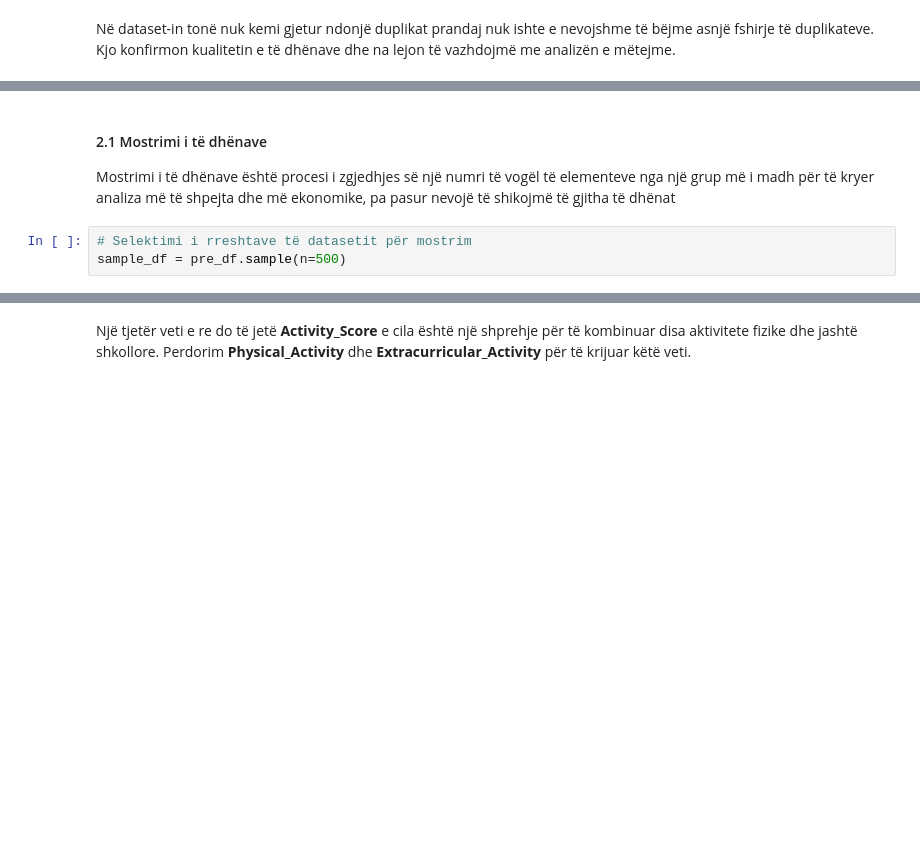
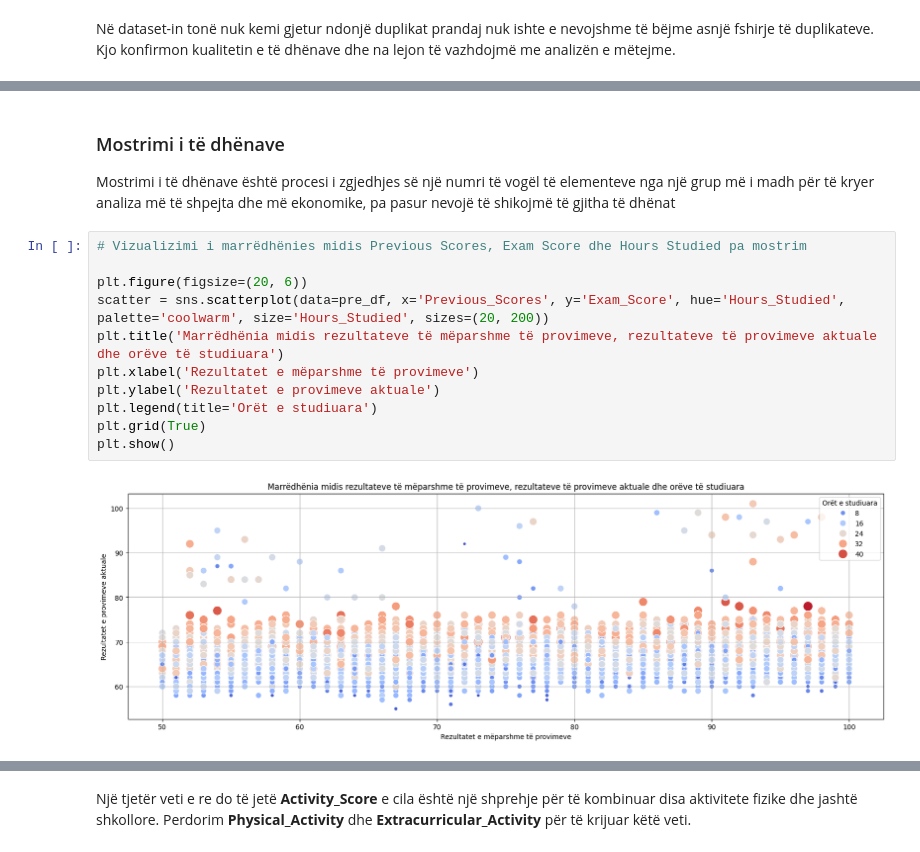
Before and after one commit to enis-halilaj/pvdh-projekti-msc, a Jupyter notebook: data-preprocessing/main.ipynb, the cells around one changed output, grey strips where cells are left out. Saved outputs shown, nothing was run; the diff lists cells and outputs as text; blank space fills up the shorter version.

```diff
--- a/data-preprocessing/main.ipynb
+++ b/data-preprocessing/main.ipynb
@@ -403,7 +401,7 @@ Medium          Far                  66.251220
                 Near                 67.324833
 # %% [markdown]
 <style>
-    h4 {
+    h3 {
         font-weight: bold;
         font-family: 'Times New Roman', Times, serif;
         margin-top: 10px;
@@ -417,8 +415,18 @@ Medium          Far                  66.251220
     }
 </style>
 
-<h4>2.1 Mostrimi i të dhënave</h4>
+<h3>Mostrimi i të dhënave</h3>
 <p>Mostrimi i të dhënave është procesi i zgjedhjes së një numri të vogël të elementeve nga një grup më i madh për të kryer analiza më të shpejta dhe më ekonomike, pa pasur nevojë të shikojmë të gjitha të dhënat</p>
-# %%
-# Selektimi i rreshtave të datasetit për mostrim
-sample_df = pre_df.sample(n=500)
+# %%
+# Vizualizimi i marrëdhënies midis Previous Scores, Exam Score dhe Hours Studied pa mostrim
+
+plt.figure(figsize=(20, 6))
+scatter = sns.scatterplot(data=pre_df, x='Previous_Scores', y='Exam_Score', hue='Hours_Studied', palette='coolwarm', size='Hours_Studied', sizes=(20, 200))
+plt.title('Marrëdhënia midis rezultateve të mëparshme të provimeve, rezultateve të provimeve aktuale dhe orëve të studiuara')
+plt.xlabel('Rezultatet e mëparshme të provimeve')
+plt.ylabel('Rezultatet e provimeve aktuale')
+plt.legend(title='Orët e studiuara')
+plt.grid(True)
+plt.show()
+# %% [output]
+[figure, added]
```
Also changed, not shown: parts of 26 cells of this notebook.
